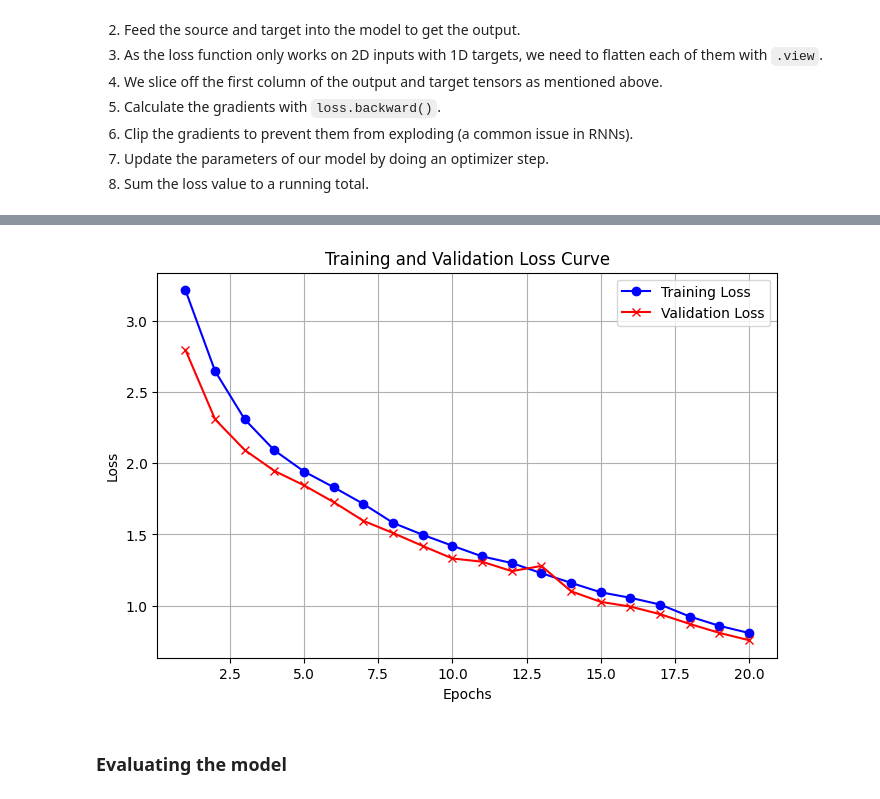
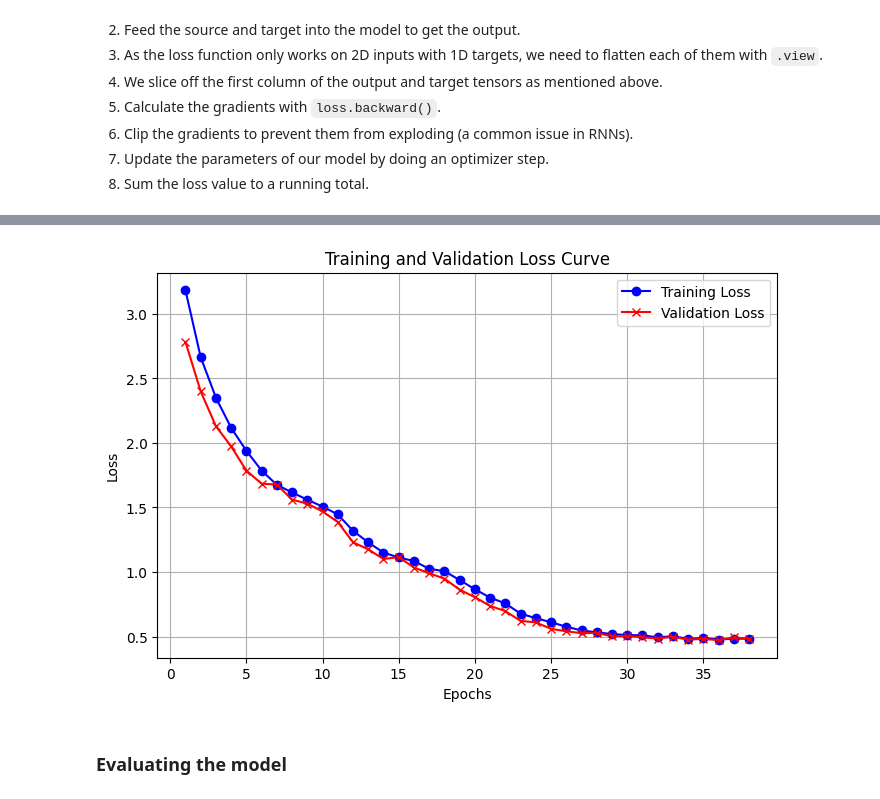
Before and after one commit to Fasmanuel2002/Machine_Learning, a Jupyter notebook: Pytorch/Seq2Seq/01_seq2seq_baseline_sutskever2014.ipynb, the cells around one changed output, grey strips where cells are left out. Saved outputs shown, nothing was run; the diff lists cells and outputs as text; code cells hidden in the pictures.

```diff
--- a/Pytorch/Seq2Seq/01_seq2seq_baseline_sutskever2014.ipynb
+++ b/Pytorch/Seq2Seq/01_seq2seq_baseline_sutskever2014.ipynb
@@ -142,7 +145,7 @@ The total parameters of the model 4380716
 # %% [markdown]
 #### Optimizer
 # %%
-optimizer = optim.Adam(Seq2Seq_model.parameters())
+optimizer = optim.AdamW(Seq2Seq_model.parameters(), weight_decay=0.001)
 # %% [markdown]
 #### Loss Function
 # %% [markdown]
@@ -169,10 +173,14 @@ import matplotlib.pyplot as plt
 # %%
-n_epochs = 20
+n_epochs = 50
 clip = 1.0
+n_num_epochs = 0
 teacher_forcing_ratio = 0.5
 best_valid_loss = float('inf')
 train_losses = []
 validation_losses = []
+
+earlystopping = EarlyStopping(patience=2, mode="min", path="best_baseline_model.pt", verbose=True)
+
 
 for epoch in tqdm.tqdm(range(n_epochs)):
     train_loss = train_fuction(
@@ -193,10 +201,12 @@ for epoch in tqdm.tqdm(range(n_epochs)):
     train_losses.append(train_loss)
     validation_losses.append(validation_loss)
 
-    if validation_loss < best_valid_loss:
-        best_valid_loss = validation_loss
-        torch.save(Seq2Seq_model.state_dict(), "tut1-model.pt")
+    earlystopping(validation_loss, Seq2Seq_model)
+    n_num_epochs +=1
 
+    if earlystopping.early_stop:
+            print("Finished because of the early Stopping")
+            break
     print(f"\tTrain Loss: {train_loss:7.3f} | Train PPL: {np.exp(train_loss):7.3f}")
     print(f"\tValid Loss: {validation_loss:7.3f} | Valid PPL: {np.exp(validation_loss):7.3f}")
 # %% [output]
@@ -228,20 +250,20 @@ for epoch in tqdm.tqdm(range(n_epochs)):
 # %%
-epochs_range = range(1, n_epochs + 1)
+epochs_range = range(1, n_num_epochs + 1)
 
 
 plt.figure(figsize=(8, 5))
 
 plt.plot(epochs_range, train_losses, label='Training Loss', color='blue', marker='o')
 plt.plot(epochs_range, validation_losses, label='Validation Loss', color='red', marker='x')
 
 plt.title('Training and Validation Loss Curve')
 plt.xlabel('Epochs')
 plt.ylabel('Loss')
 plt.legend()
 plt.grid(True)
 plt.show()
 # %% [output]
-[figure, old version]
+[figure, new version]
 # %% [markdown]
 ### Evaluating the model
 # %%
```
Also changed, not shown: parts of 16 cells of this notebook.
